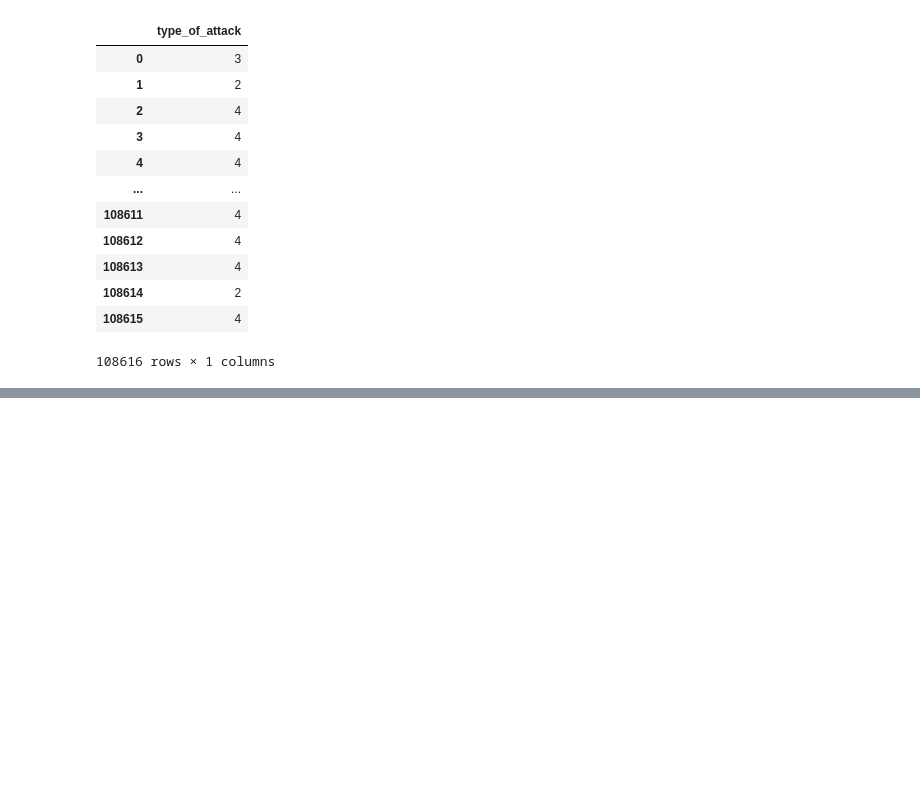
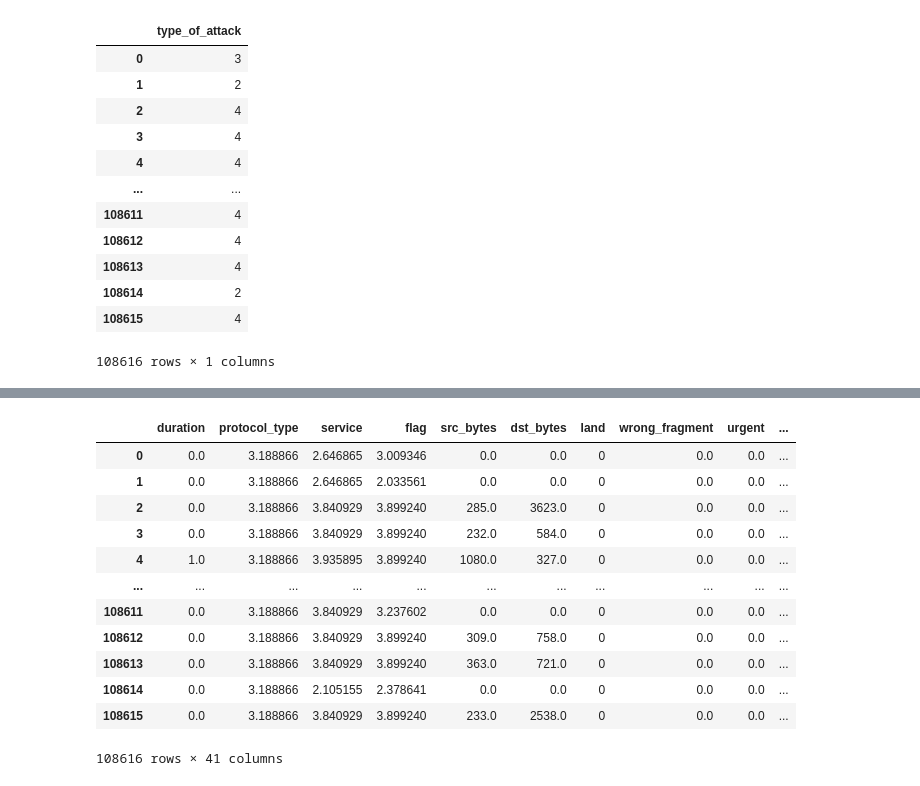
Before and after one commit to Jehoi-ga-ada/DAC-ITS-Preliminary-Round, a Jupyter notebook: model.ipynb, the cells around one changed output, grey strips where cells are left out. Cells and saved outputs as stored; diff of their text form; code cells hidden in the pictures; blank space fills up the shorter version.

```diff
--- a/model.ipynb
+++ b/model.ipynb
@@ -66,0 +87,3 @@ Now we have to encode the labels, for this dataset we will use mean encoding tec
+# %%
+pre_mean_encoded_df = pd.concat([categorical_feature, label_encoded_target], axis = 1)
+pre_mean_encoded_df
@@ -66,0 +104,5 @@ Now we have to encode the labels, for this dataset we will use mean encoding tec
+# %%
+for i in categorical_columns:
+    mean_encoded_subject = pre_mean_encoded_df.groupby([i])['type_of_attack'].mean().to_dict()
+    pre_mean_encoded_df[i] = pre_mean_encoded_df[i].map(mean_encoded_subject)
+mean_encoded_features = pre_mean_encoded_df
@@ -66,0 +125,3 @@ Now we have to encode the labels, for this dataset we will use mean encoding tec
+# %%
+for i in categorical_columns:
+    features_df = features_df.drop([i], axis = 1)
@@ -66,0 +144,31 @@ Now we have to encode the labels, for this dataset we will use mean encoding tec
+# %%
+features_encoded = pd.concat([features_df, mean_encoded_features], axis = 1)
+# %%
+features_encoded = features_encoded[['duration', 'protocol_type', 'service', 'flag', 'src_bytes',
+       'dst_bytes', 'land', 'wrong_fragment', 'urgent', 'hot',
+       'num_failed_logins', 'logged_in', 'num_compromised', 'root_shell',
+       'su_attempted', 'num_root', 'num_file_creations', 'num_shells',
+       'num_access_files', 'num_outbound_cmds', 'is_host_login',
+       'is_guest_login', 'count', 'srv_count', 'serror_rate',
+       'srv_serror_rate', 'rerror_rate', 'srv_rerror_rate',
+       'same_srv_rate', 'diff_srv_rate', 'srv_diff_host_rate',
+       'dst_host_count', 'dst_host_srv_count', 'dst_host_same_srv_rate',
+       'dst_host_diff_srv_rate', 'dst_host_same_src_port_rate',
+       'dst_host_srv_diff_host_rate', 'dst_host_serror_rate',
+       'dst_host_srv_serror_rate', 'dst_host_rerror_rate',
+       'dst_host_srv_rerror_rate']]
+features_encoded
+# %% [output]
+|  | duration | protocol_type | service | flag | src_bytes | dst_bytes | land | wrong_fragment | urgent | ... |
+| 0 | 0.0 | 3.188866 | 2.646865 | 3.009346 | 0.0 | 0.0 | 0 | 0.0 | 0.0 | ... |
+| 1 | 0.0 | 3.188866 | 2.646865 | 2.033561 | 0.0 | 0.0 | 0 | 0.0 | 0.0 | ... |
+| 2 | 0.0 | 3.188866 | 3.840929 | 3.899240 | 285.0 | 3623.0 | 0 | 0.0 | 0.0 | ... |
+| 3 | 0.0 | 3.188866 | 3.840929 | 3.899240 | 232.0 | 584.0 | 0 | 0.0 | 0.0 | ... |
+| 4 | 1.0 | 3.188866 | 3.935895 | 3.899240 | 1080.0 | 327.0 | 0 | 0.0 | 0.0 | ... |
+| ... | ... | ... | ... | ... | ... | ... | ... | ... | ... | ... |
+| 108611 | 0.0 | 3.188866 | 3.840929 | 3.237602 | 0.0 | 0.0 | 0 | 0.0 | 0.0 | ... |
+| 108612 | 0.0 | 3.188866 | 3.840929 | 3.899240 | 309.0 | 758.0 | 0 | 0.0 | 0.0 | ... |
+| 108613 | 0.0 | 3.188866 | 3.840929 | 3.899240 | 363.0 | 721.0 | 0 | 0.0 | 0.0 | ... |
+| 108614 | 0.0 | 3.188866 | 2.105155 | 2.378641 | 0.0 | 0.0 | 0 | 0.0 | 0.0 | ... |
+| 108615 | 0.0 | 3.188866 | 3.840929 | 3.899240 | 233.0 | 2538.0 | 0 | 0.0 | 0.0 | ... |
+108616 rows × 41 columns
```
Also changed, not shown: parts of 27 cells of this notebook.
